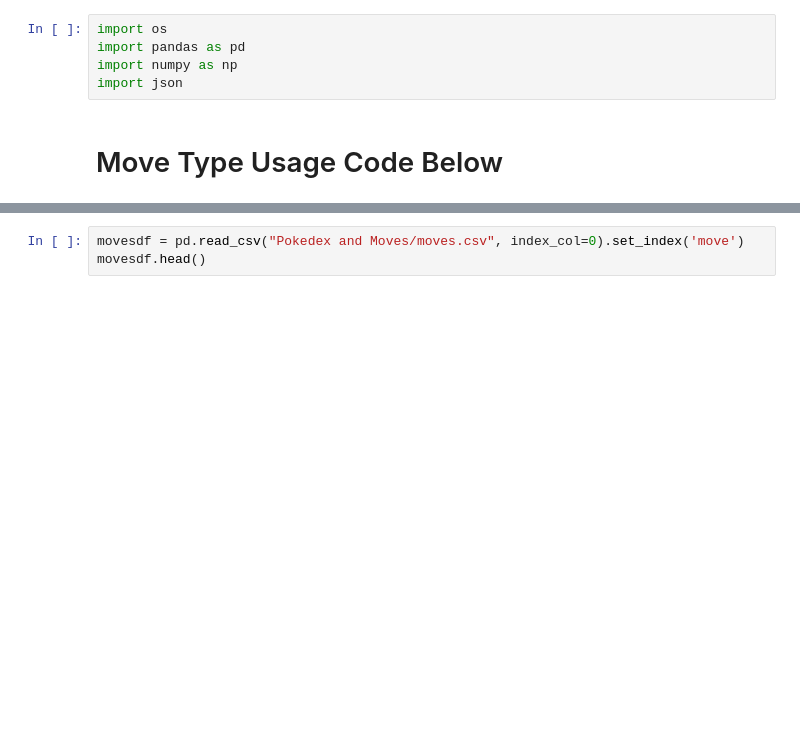
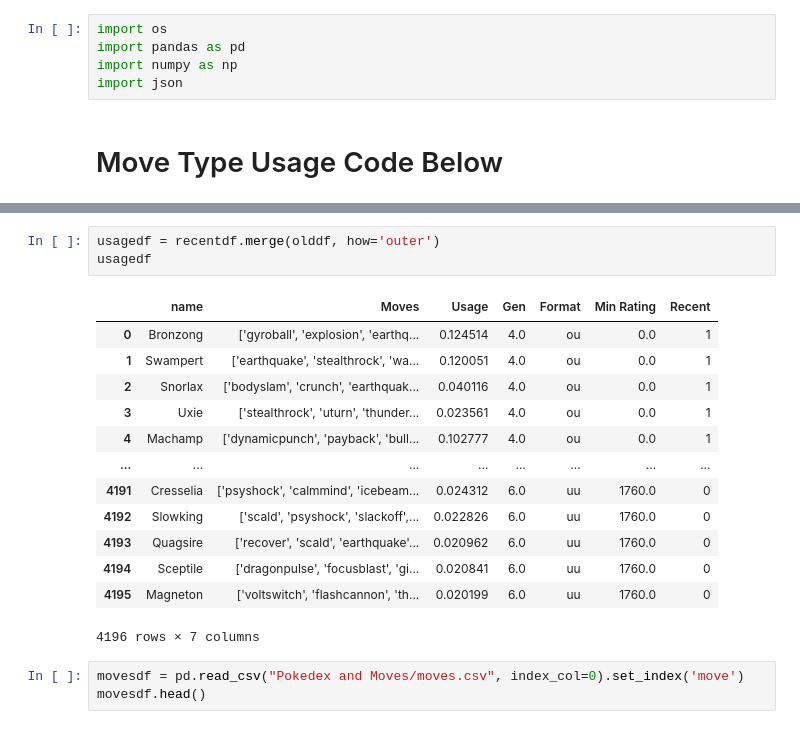
Before and after one commit to mr4tt/Fairy-Pokemon-Analysis, a Jupyter notebook: EDA Test File.ipynb, the cells around one changed output, grey strips where cells are left out. Cells and saved outputs as stored; diff of their text form; blank space fills up the shorter version.

```diff
--- a/EDA Test File.ipynb
+++ b/EDA Test File.ipynb
@@ -20,3 +31,20 @@ usagedf.head()
+# %%
+usagedf = recentdf.merge(olddf, how='outer')
+usagedf
+# %% [output]
+|  | name | Moves | Usage | Gen | Format | Min Rating | Recent |
+| 0 | Bronzong | ['gyroball', 'explosion', 'earthq... | 0.124514 | 4.0 | ou | 0.0 | 1 |
+| 1 | Swampert | ['earthquake', 'stealthrock', 'wa... | 0.120051 | 4.0 | ou | 0.0 | 1 |
+| 2 | Snorlax | ['bodyslam', 'crunch', 'earthquak... | 0.040116 | 4.0 | ou | 0.0 | 1 |
+| 3 | Uxie | ['stealthrock', 'uturn', 'thunder... | 0.023561 | 4.0 | ou | 0.0 | 1 |
+| 4 | Machamp | ['dynamicpunch', 'payback', 'bull... | 0.102777 | 4.0 | ou | 0.0 | 1 |
+| ... | ... | ... | ... | ... | ... | ... | ... |
+| 4191 | Cresselia | ['psyshock', 'calmmind', 'icebeam... | 0.024312 | 6.0 | uu | 1760.0 | 0 |
+| 4192 | Slowking | ['scald', 'psyshock', 'slackoff',... | 0.022826 | 6.0 | uu | 1760.0 | 0 |
+| 4193 | Quagsire | ['recover', 'scald', 'earthquake'... | 0.020962 | 6.0 | uu | 1760.0 | 0 |
+| 4194 | Sceptile | ['dragonpulse', 'focusblast', 'gi... | 0.020841 | 6.0 | uu | 1760.0 | 0 |
+| 4195 | Magneton | ['voltswitch', 'flashcannon', 'th... | 0.020199 | 6.0 | uu | 1760.0 | 0 |
+4196 rows × 7 columns
 # %%
 movesdf = pd.read_csv("Pokedex and Moves/moves.csv", index_col=0).set_index('move')
 movesdf.head()
```
Also changed, not shown: parts of 7 cells of this notebook.
